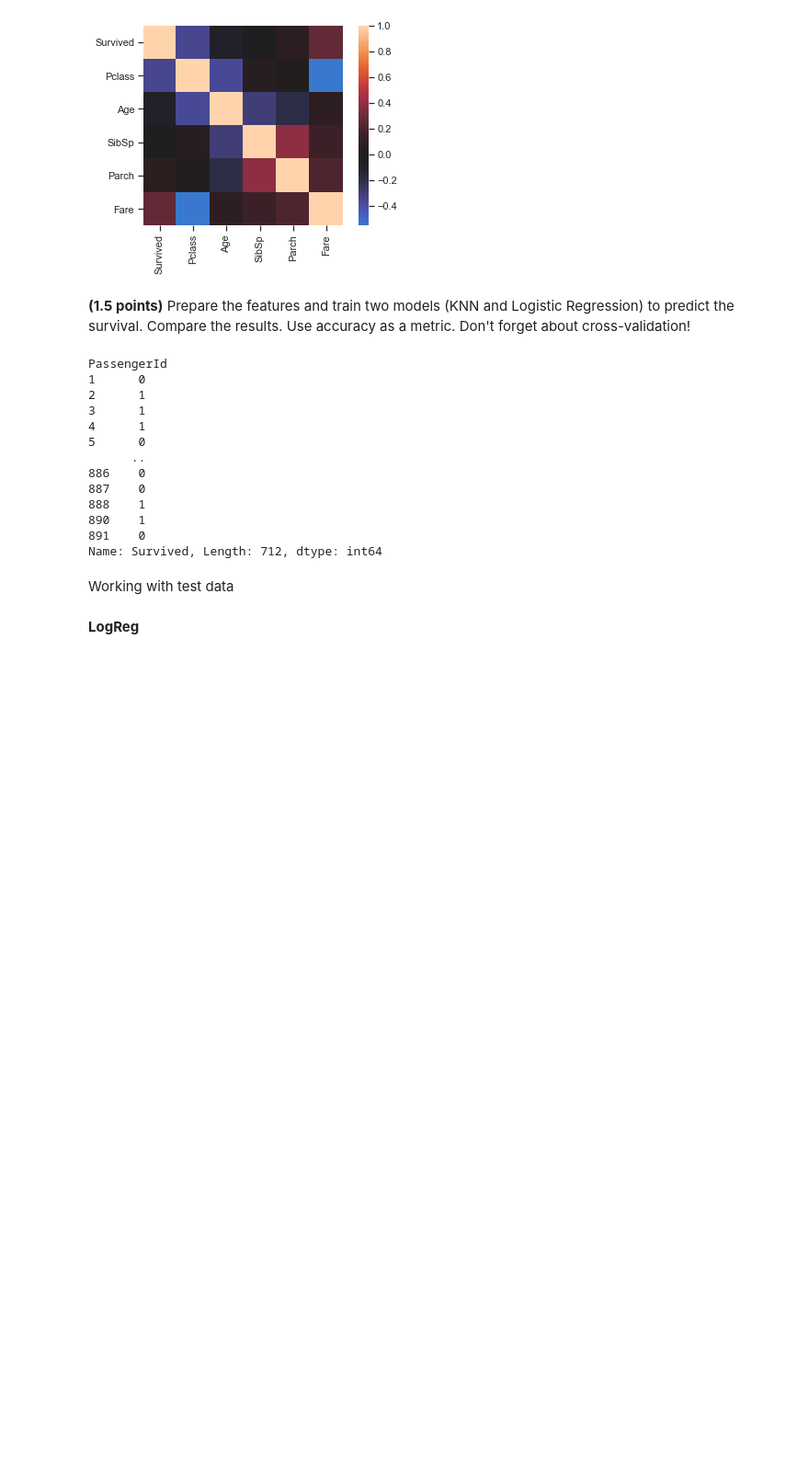
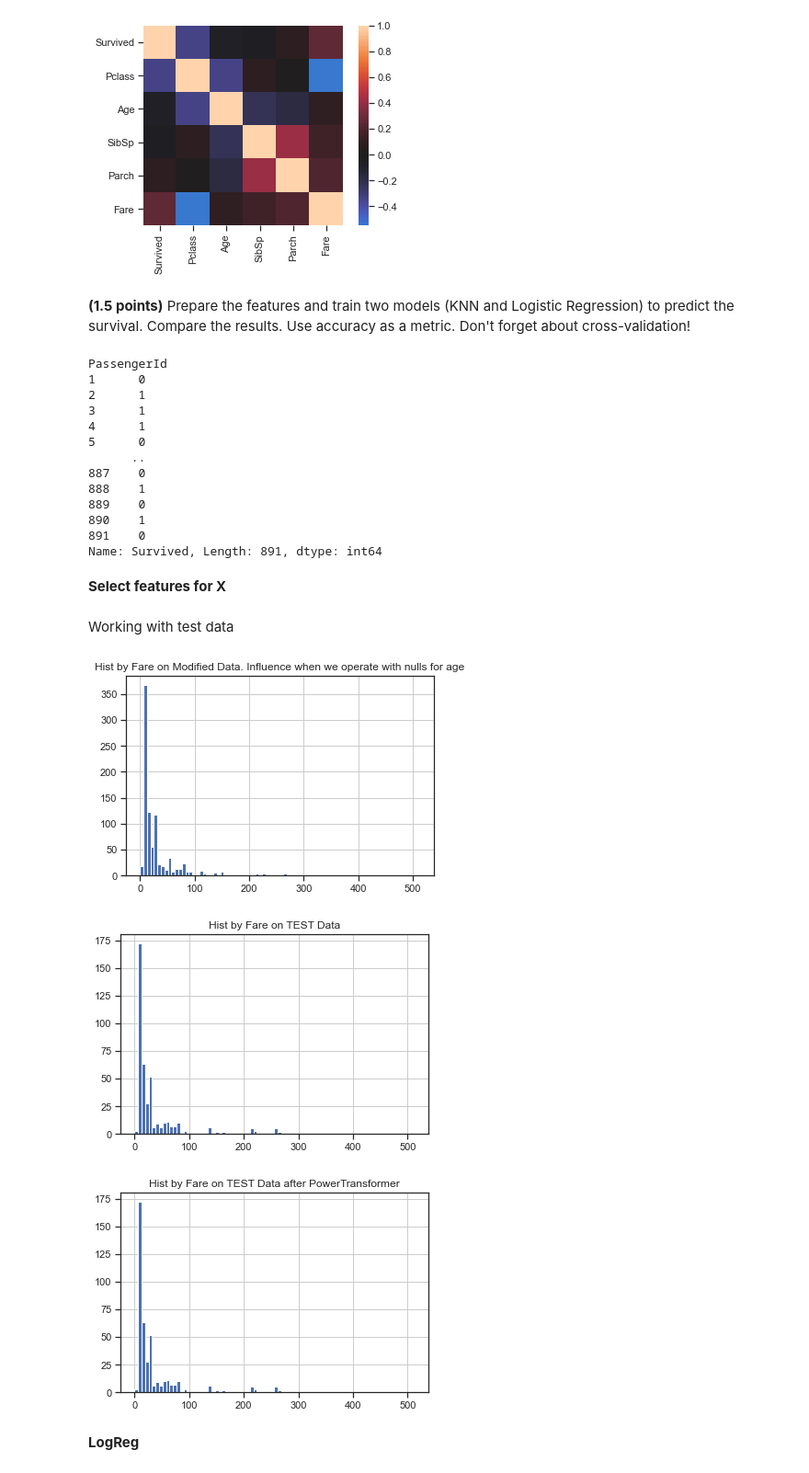
Before and after one commit to andreikorotki/ml-intro-rs2, a Jupyter notebook: 5_classification_linear_knn/Classification_Linear_models_and_KNN.ipynb, the cells around one changed output. Shown at 92% size. Drawn from its saved outputs; the diff is of its cells as text; code cells hidden in the pictures; blank space fills up the shorter version.

```diff
--- a/5_classification_linear_knn/Classification_Linear_models_and_KNN.ipynb
+++ b/5_classification_linear_knn/Classification_Linear_models_and_KNN.ipynb
@@ -245,17 +245,15 @@ In general case I would like to recommend following:
 
 But in our case, I assume, dropping values may have impact to submition results on kaggle, that's reason why I will try to replace NULL in Embarked with 'C', as the most often value, and nulls in Age with Median.
 # %%
+from sklearn import preprocessing
+
 mod_data = data.copy()
-# mod_data['Age'].fillna(mod_data['Age'].median(), inplace=True)
-# mod_data['Embarked'].fillna(value = 'C', inplace=True)
+mod_data['Age'].fillna(mod_data['Age'].median(), inplace=True)
+mod_data['Embarked'].fillna(value = 'Q', inplace=True)
 mod_data = mod_data.dropna(subset=['Age'])
 mod_data = mod_data.dropna(subset=['Embarked'])
 mod_data.reset_index()
-mod_data.hist(column='Age', bins=80)
-plt.title('Hist by Age on Modified Data. Influence when we operate with nulls for age')
-data.hist(column='Age', bins=80)
-plt.title('Hist by Age on Original Data')
-plt.show()
+
 
 mod_data['Sex'] = mod_data['Sex'].replace(['female'],'1').replace(['male'],'0')
 mod_data['Embarked'] = mod_data['Embarked'].replace(['C'],'0').replace(['Q'],'1').replace(['S'],'2')
@@ -302,30 +298,51 @@ PassengerId
 4      1
 5      0
       ..
-886    0
 887    0
 888    1
+889    0
 890    1
 891    0
-Name: Survived, Length: 712, dtype: int64
+Name: Survived, Length: 891, dtype: int64
+# %% [markdown]
+<b>Select features for X</b>
 # %%
-feature_cols = ['Pclass', 'Fare', 'Sex', 'Embarked', 'SibSp']
+feature_cols = ['Pclass', 'Fare', 'Sex', 'SibSp']
 X = mod_data[feature_cols].values
 # %% [markdown]
 Working with test data
 # %%
+
 #get test data for futute prediction
 data_test = pd.read_csv(os.path.join(PATH, 'titanic', 'test.csv')).set_index('PassengerId')
 
+mod_data.hist(column='Fare', bins=80)
+plt.title('Hist by Fare on Modified Data. Influence when we operate with nulls for age')
+
+
 #working with column with the same way as for train
 data_test['Fare'].fillna(data_test['Fare'].median(), inplace=True)
+
+data_test.hist(column='Fare', bins=80)
+plt.title('Hist by Fare on TEST Data')
+plt.show()
+
 data_test['Age'].fillna(data_test['Age'].median(), inplace=True)
-data_test['Embarked'].fillna(value = 'C', inplace=True)
+data_test['Embarked'].fillna(value = 'Q', inplace=True)
 data_test['Sex'] = data_test['Sex'].replace(['female'],'1').replace(['male'],'0')
 data_test['Embarked'] = data_test['Embarked'].replace(['C'],'0').replace(['Q'],'1').replace(['S'],'2')
 
+
 #prepare feature set
 X_test =  data_test[feature_cols].values
+
+data_test.hist(column='Fare', bins=80)
+plt.title('Hist by Fare on TEST Data after PowerTransformer')
+plt.show()
+# %% [output]
+[figure, added]
+[figure, added]
+[figure, added]
 # %% [markdown]
 <b>LogReg</b>
 # %%
```
Also changed, not shown: parts of 11 cells of this notebook.
